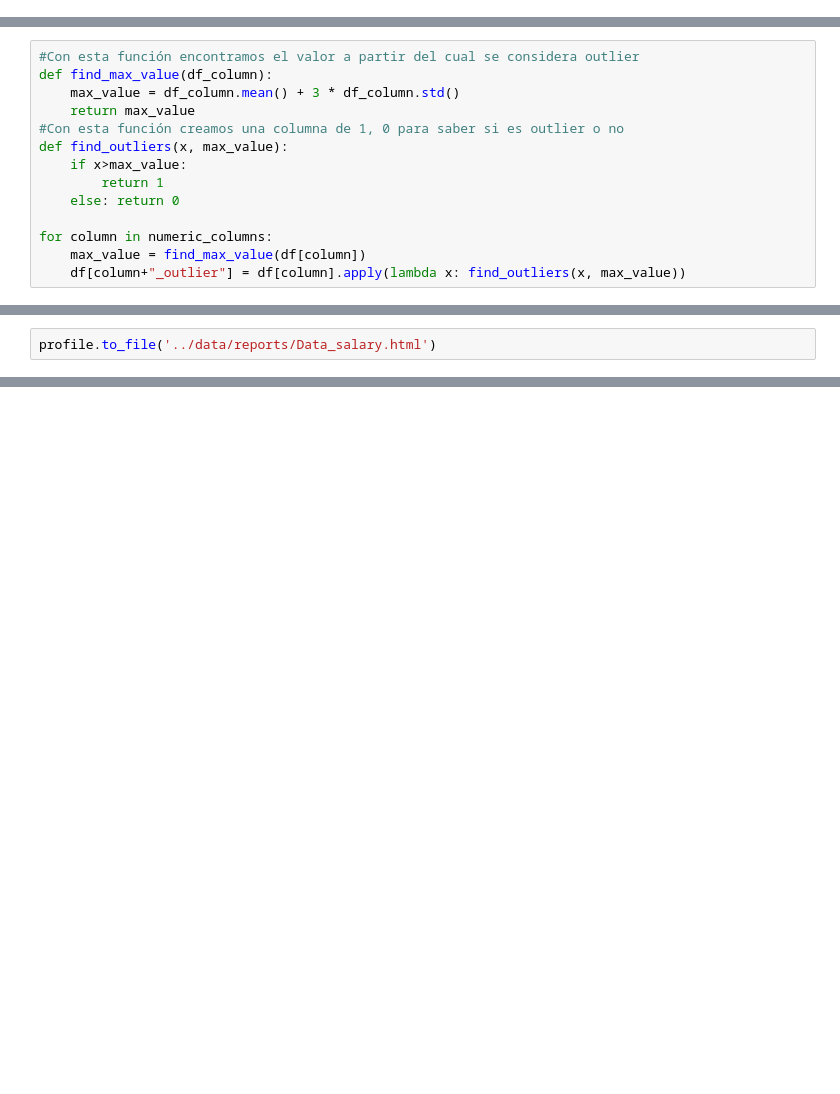
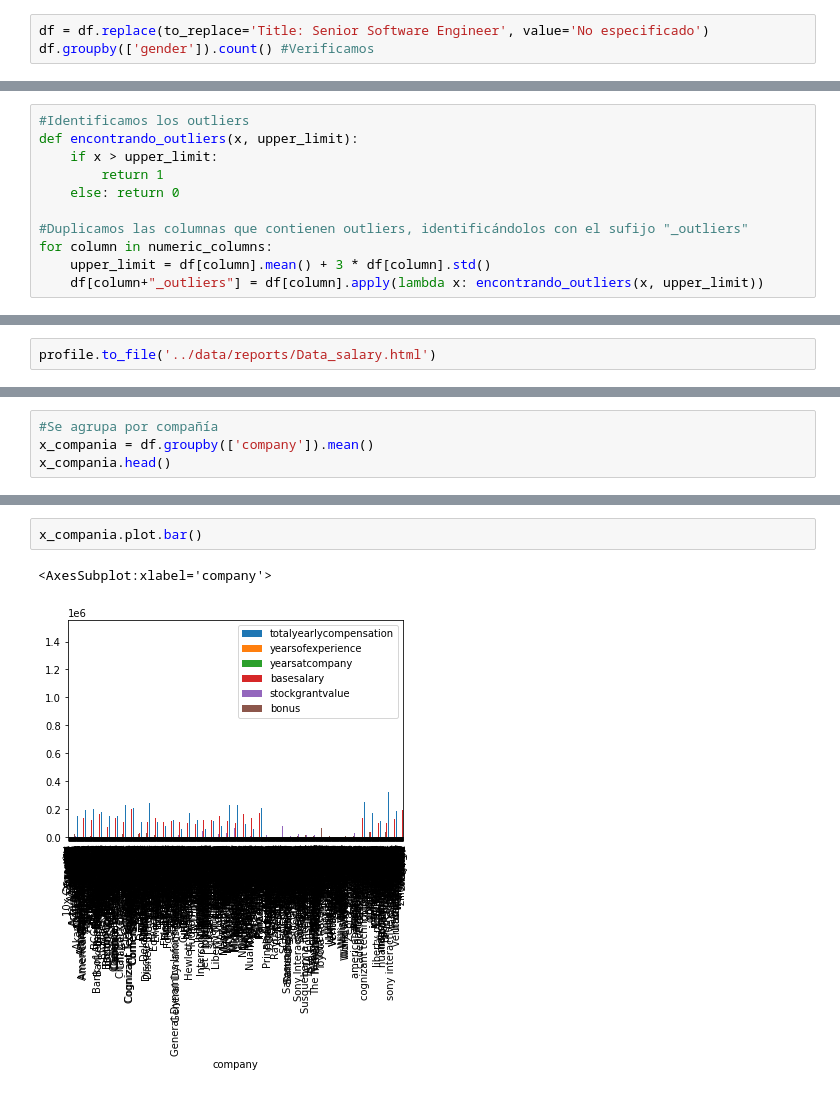
Before and after one commit to jspm07/PythonAnalytics, a Jupyter notebook: src/eda.ipynb, the cells around one changed output, grey strips where cells are left out. Cells and saved outputs as stored; diff of their text form; blank space fills up the shorter version.

```diff
--- a/src/eda.ipynb
+++ b/src/eda.ipynb
@@ -63,0 +77,3 @@ dtype: int64
+# %%
+df = df.replace(to_replace='Title: Senior Software Engineer', value='No especificado')
+df.groupby(['gender']).count() #Verificamos
@@ -99,17 +122,3 @@ numeric_columns, text_columns
         'basesalary', 'stockgrantvalue', 'bonus'],
        dtype='object'),
  Index(['company', 'title', 'location', 'tag', 'gender', 'Race', 'Education'], dtype='object'))
-# %%
-#Con esta función encontramos el valor a partir del cual se considera outlier
-def find_max_value(df_column):
-    max_value = df_column.mean() + 3 * df_column.std()
-    return max_value
-#Con esta función creamos una columna de 1, 0 para saber si es outlier o no
-def find_outliers(x, max_value):
-    if x>max_value:
-        return 1
-    else: return 0
-
-for column in numeric_columns:
-    max_value = find_max_value(df[column])
-    df[column+"_outlier"] = df[column].apply(lambda x: find_outliers(x, max_value))
@@ -116 +128,12 @@ for column in numeric_columns:
+# %%
+#Identificamos los outliers
+def encontrando_outliers(x, upper_limit):
+    if x > upper_limit:
+        return 1
+    else: return 0
+
+#Duplicamos las columnas que contienen outliers, identificándolos con el sufijo "_outliers"
+for column in numeric_columns:
+    upper_limit = df[column].mean() + 3 * df[column].std()
+    df[column+"_outliers"] = df[column].apply(lambda x: encontrando_outliers(x, upper_limit))
 # %%
@@ -165,0 +213,4 @@ profile.to_file('../data/reports/Data_salary.html')
+# %%
+#Se agrupa por compañía
+x_compania = df.groupby(['company']).mean()
+x_compania.head()
@@ -165,0 +225,5 @@ profile.to_file('../data/reports/Data_salary.html')
+# %%
+x_compania.plot.bar()
+# %% [output]
+<AxesSubplot:xlabel='company'>
+[figure, added]
```
Also changed, not shown: parts of 22 cells of this notebook.
